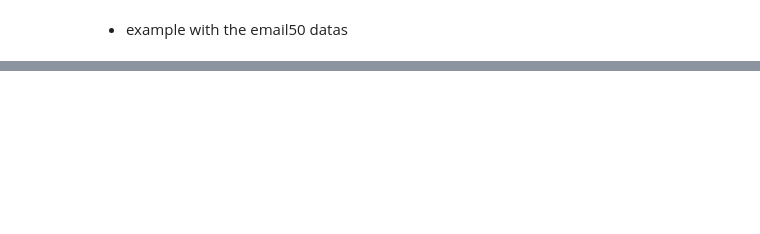
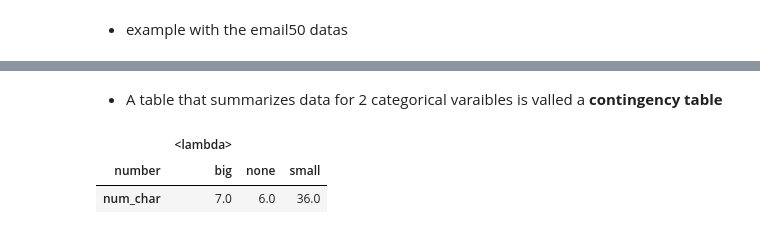
Before and after one commit to chikoungoun/OpenIntro, a Jupyter notebook: Chapter 1/openintro_chap_1.ipynb, the cells around one changed output, grey strips where cells are left out. Cells and saved outputs as stored; diff of their text form; code cells hidden in the pictures; blank space fills up the shorter version.

```diff
--- a/Chapter 1/openintro_chap_1.ipynb
+++ b/Chapter 1/openintro_chap_1.ipynb
@@ -348,0 +371,8 @@ plt.title("Scatter plot of line breaks against number of characters after log tr
+# %% [markdown]
+- A table that summarizes data for 2 categorical varaibles is valled a **contingency table**
+# %%
+e50.pivot_table(columns='number', values='num_char', aggfunc=[lambda x: x.count()])
+# %% [output]
+|  | <lambda> |  |  |
+| number | big | none | small |
+| num_char | 7.0 | 6.0 | 36.0 |
```
Also changed, not shown: parts of 11 cells of this notebook.
